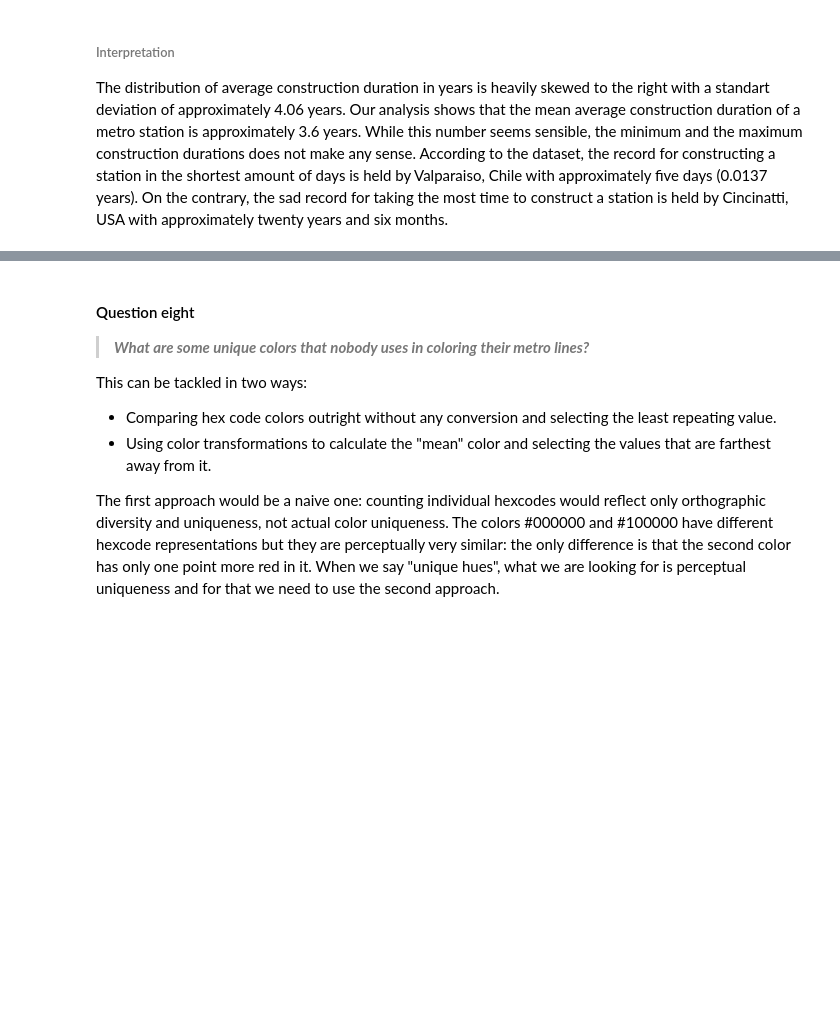
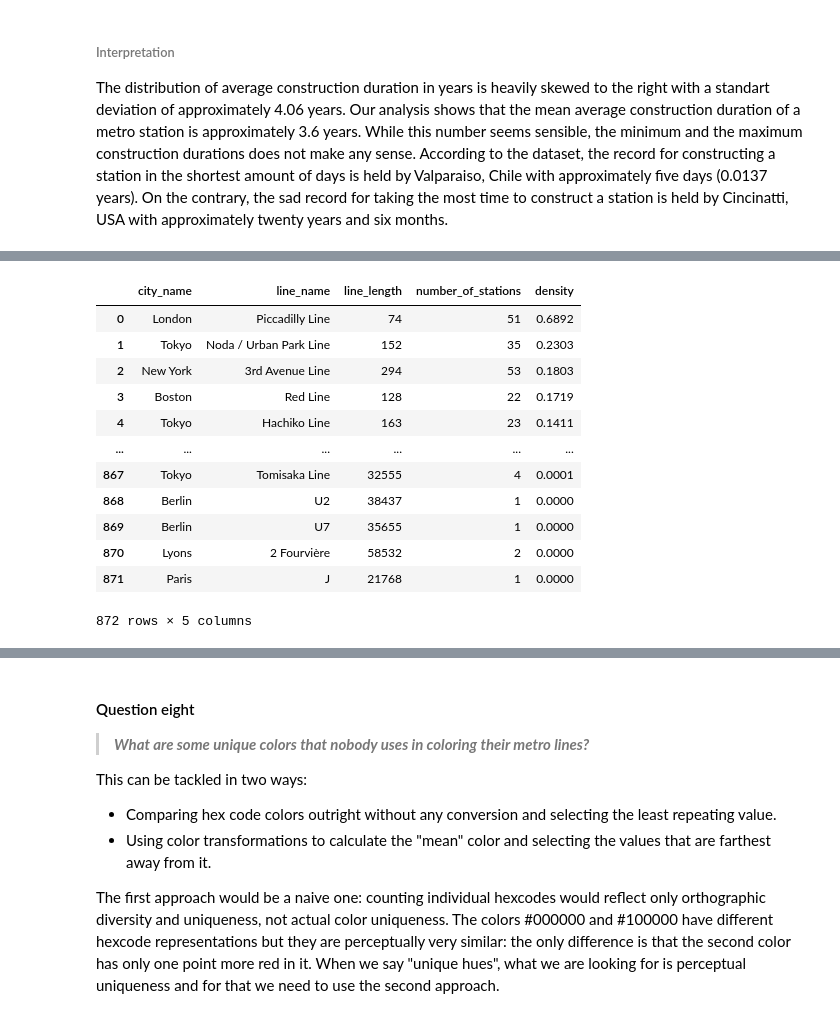
Before and after one commit to ejgenc/data-analysis_city-lines, a Jupyter notebook: notebooks/data-analysis.ipynb, the cells around one changed output, grey strips where cells are left out. Cells and saved outputs as stored; diff of their text form; code cells hidden in the pictures; blank space fills up the shorter version.

```diff
--- a/notebooks/data-analysis.ipynb
+++ b/notebooks/data-analysis.ipynb
@@ -404,0 +582,40 @@ The distribution of average construction duration in years is heavily skewed to
+# %%
+sql_query = """
+SELECT y.* FROM
+(
+    SELECT x.city_name, x.line_name, x.line_length, x.number_of_stations, IFNULL (x.number_of_stations, 0) / x.line_length AS density
+    FROM
+    (
+        SELECT b.name AS city_name, c.name AS line_name, e.length AS line_length, COUNT(d.id) AS number_of_stations
+        FROM
+        station_lines a,
+        cities b,
+        `lines` c,
+        stations d,
+        tracks e
+            WHERE a.city_id = b.id
+            AND a.line_id = c.id
+            AND a.station_id = d.id
+            AND a.line_id = e.id
+            GROUP BY b.name, c.name, e.length
+            )x
+                WHERE x.line_length IS NOT NULL
+                )y
+                    ORDER BY density DESC;
+"""
+result = pd.read_sql(sql_query, conn)
+result
+# %% [output]
+|  | city_name | line_name | line_length | number_of_stations | density |
+| 0 | London | Piccadilly Line | 74 | 51 | 0.6892 |
+| 1 | Tokyo | Noda / Urban Park Line | 152 | 35 | 0.2303 |
+| 2 | New York | 3rd Avenue Line | 294 | 53 | 0.1803 |
+| 3 | Boston | Red Line | 128 | 22 | 0.1719 |
+| 4 | Tokyo | Hachiko Line | 163 | 23 | 0.1411 |
+| ... | ... | ... | ... | ... | ... |
+| 867 | Tokyo | Tomisaka Line | 32555 | 4 | 0.0001 |
+| 868 | Berlin | U2 | 38437 | 1 | 0.0000 |
+| 869 | Berlin | U7 | 35655 | 1 | 0.0000 |
+| 870 | Lyons | 2 Fourvière | 58532 | 2 | 0.0000 |
+| 871 | Paris | J | 21768 | 1 | 0.0000 |
+872 rows × 5 columns
```
Also changed, not shown: parts of 25 cells of this notebook, 1 other file.
